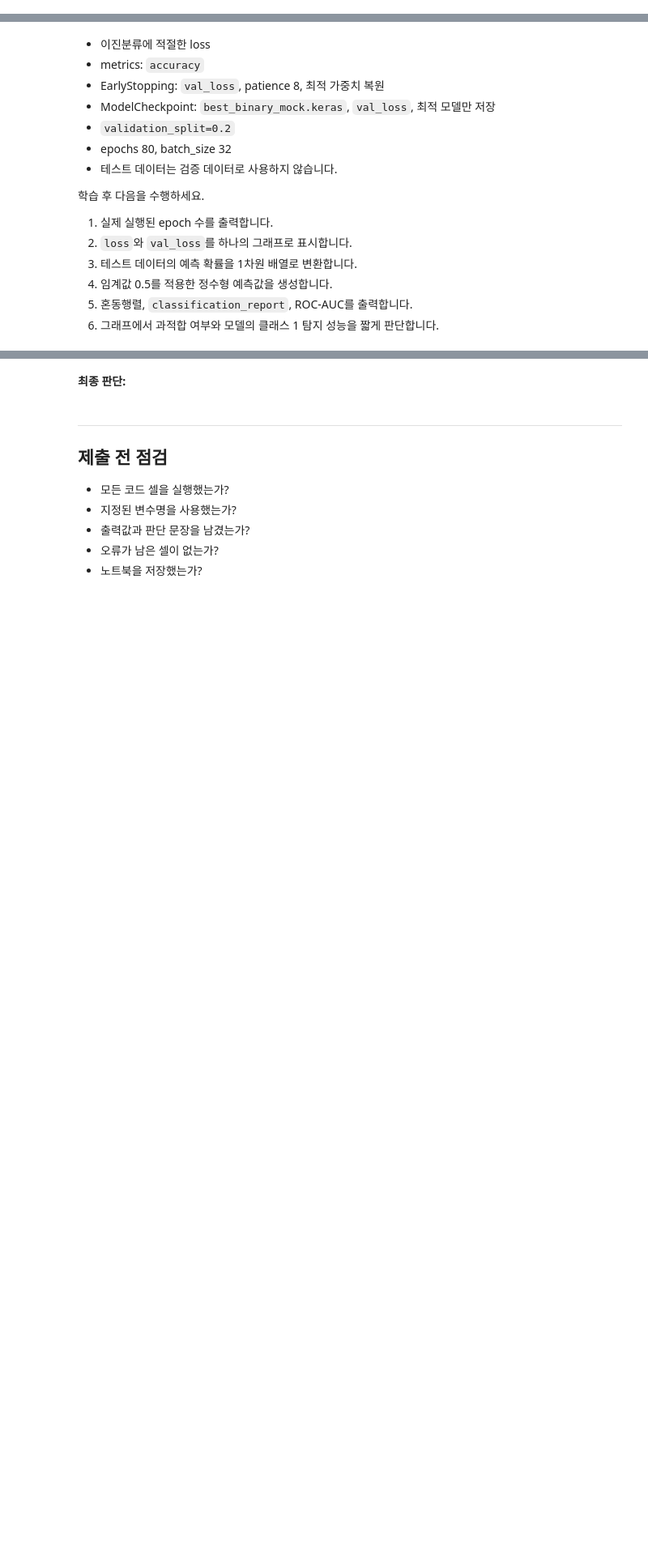
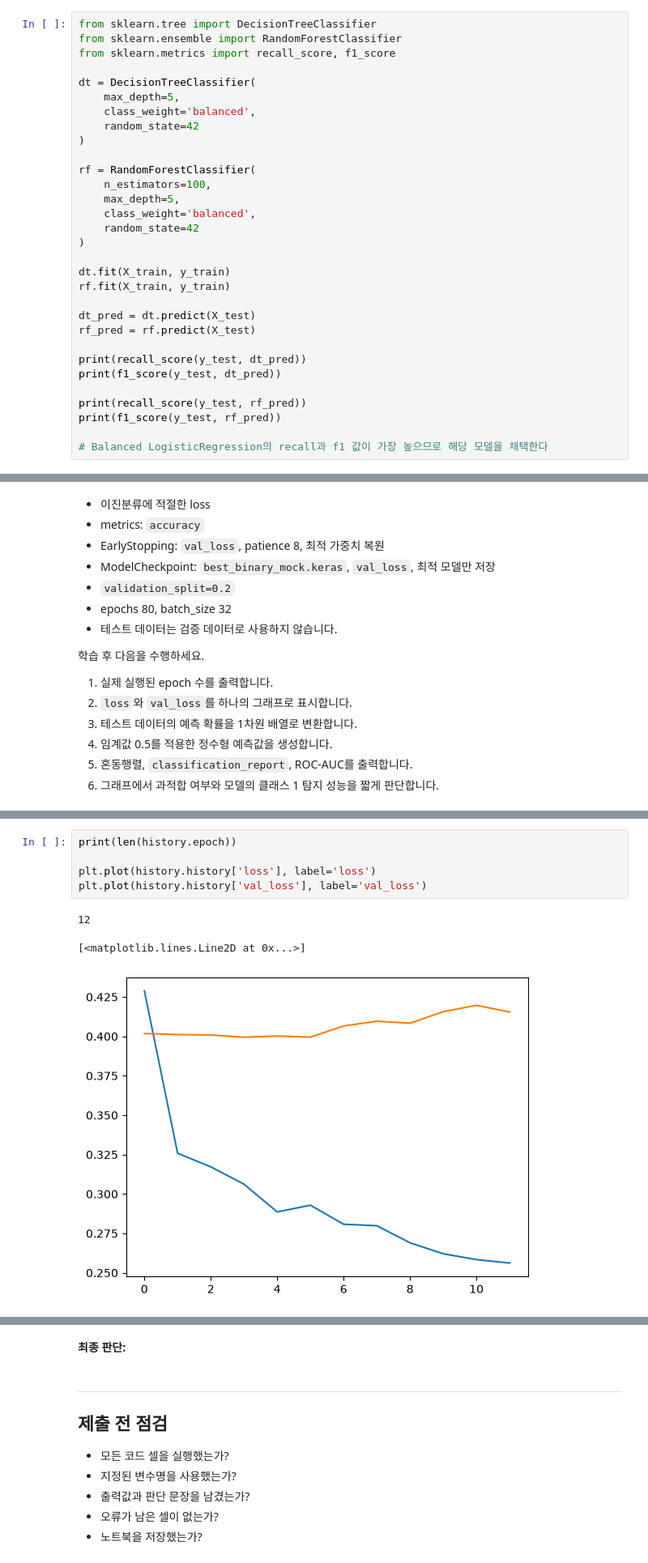
Before and after one commit to Lui-die-lui/aice-associate-study, a Jupyter notebook: DAY20/AICE_Associate_Binary_Classification_Mock.ipynb, the cells around one changed output, grey strips where cells are left out. Shown at 81% size. Drawn from its saved outputs; the diff is of its cells as text; blank space fills up the shorter version.

```diff
--- a/DAY20/AICE_Associate_Binary_Classification_Mock.ipynb
+++ b/DAY20/AICE_Associate_Binary_Classification_Mock.ipynb
@@ -391,3 +465,34 @@ Name: proportion, dtype: float64
 - `RandomForestClassifier(n_estimators=100, max_depth=5, class_weight='balanced', random_state=42)`
 
 각 모델의 예측값을 서로 다른 변수에 저장하고, 클래스 1의 Recall과 F1-score만 출력하세요. Balanced LogisticRegression까지 포함해 이탈 탐지에 사용할 모델 하나를 선택하고 이유를 작성하세요.
+# %%
+from sklearn.tree import DecisionTreeClassifier
+from sklearn.ensemble import RandomForestClassifier
+from sklearn.metrics import recall_score, f1_score
+
+dt = DecisionTreeClassifier(
+    max_depth=5,
+    class_weight='balanced',
+    random_state=42
+)
+
+rf = RandomForestClassifier(
+    n_estimators=100,
+    max_depth=5,
+    class_weight='balanced',
+    random_state=42
+)
+
+dt.fit(X_train, y_train)
+rf.fit(X_train, y_train)
+
+dt_pred = dt.predict(X_test)
+rf_pred = rf.predict(X_test)
+
+print(recall_score(y_test, dt_pred))
+print(f1_score(y_test, dt_pred))
+
+print(recall_score(y_test, rf_pred))
+print(f1_score(y_test, rf_pred))
+
+# Balanced LogisticRegression의 recall과 f1 값이 가장 높으므로 해당 모델을 채택한다
@@ -437,0 +644,9 @@ Name: proportion, dtype: float64
+# %%
+print(len(history.epoch))
+
+plt.plot(history.history['loss'], label='loss')
+plt.plot(history.history['val_loss'], label='val_loss')
+# %% [output]
+12
+[<matplotlib.lines.Line2D at 0x...>]
+[figure, added]
```
Also changed, not shown: parts of 7 cells of this notebook, 7 other files.
